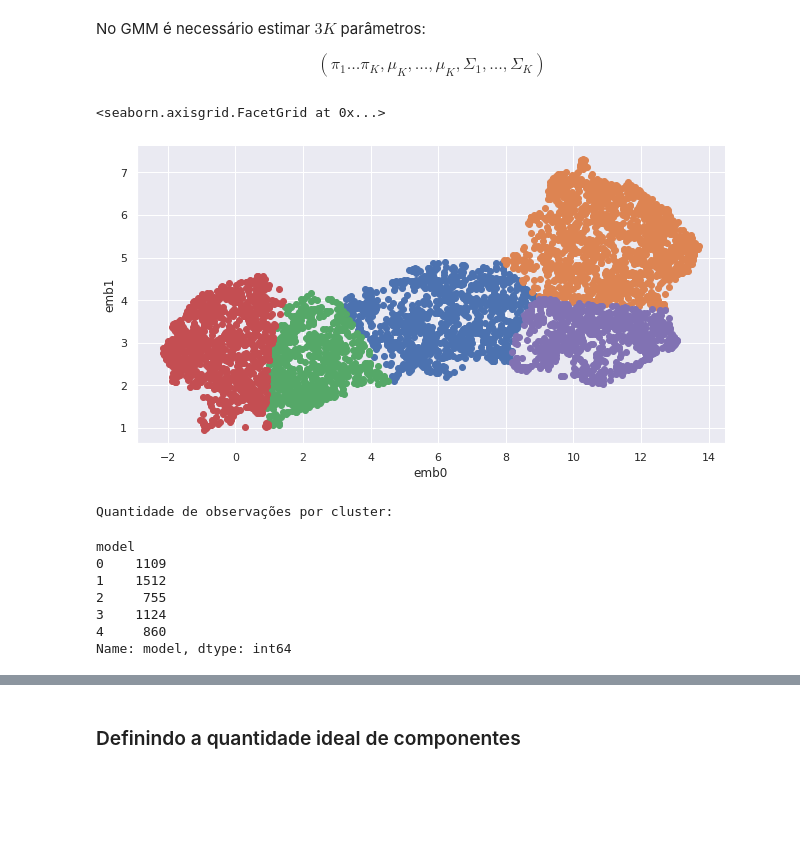
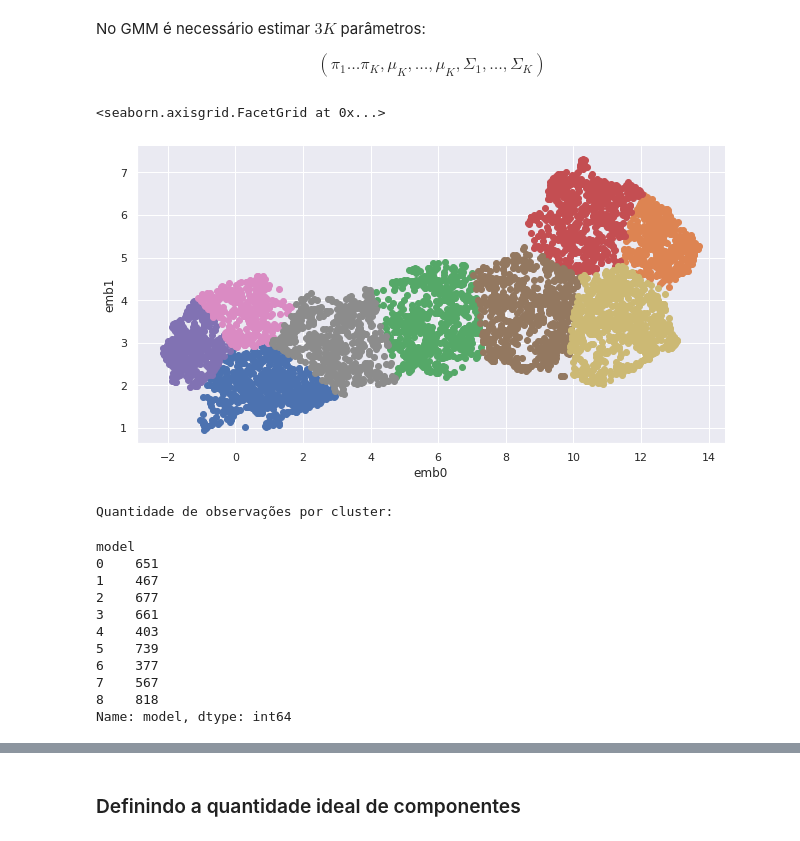
Before and after one commit to Jailsonrs/Poneglyph, a Jupyter notebook: UMAP-GMM.ipynb, the cells around one changed output, grey strips where cells are left out. Cells and saved outputs as stored; diff of their text form; code cells hidden in the pictures; blank space fills up the shorter version.

```diff
--- a/UMAP-GMM.ipynb
+++ b/UMAP-GMM.ipynb
@@ -229,26 +204,24 @@ No GMM é necessário estimar $3K$ parâmetros:
 
 $$(\pi_1 \ldots \pi_K,\mu_K, \ldots, \mu_K, \Sigma_1, \ldots, \Sigma_K)$$
 # %%
-
-
-np.random.seed(61)
-
-gmm = GaussianMixture(n_components = 5, init_params = "kmeans", max_iter = 100, covariance_type = 'diag' )
+np.random.seed(561)
+#np.random.seed(6114)
+gmm = GaussianMixture(n_components = 9, init_params = "kmeans", max_iter = 100, covariance_type = 'diag' )
 
 gmm = gmm.fit(embedding)
 
 mixtures = pd.DataFrame({"model" : gmm.predict(embedding)})
 
 df_c = pd.concat([embedding,  mixtures.reset_index(drop = True)], axis = 1)
 
 df_c.columns = ['emb0','emb1',"model"]
 
 #plotting clusters
 fg = seaborn.FacetGrid(data=df_c, hue='model', aspect=1.8,height =5)
 fg.map(plt.scatter, 'emb0',"emb1")
 # %% [output]
 <seaborn.axisgrid.FacetGrid at 0x...>
-[figure, old version]
+[figure, new version]
 # %%
 dados_clusterizados = pd.DataFrame(df_std)
 dados_clusterizados.columns = columns
@@ -258,9 +231,13 @@ dados_clusterizados.groupby(['model'])['model'].count()
 # %% [output]
 Quantidade de observações por cluster:
 model
-0    1109
-1    1512
-2     755
-3    1124
-4     860
+0    651
+1    467
+2    677
+3    661
+4    403
+5    739
+6    377
+7    567
+8    818
 Name: model, dtype: int64
```
Also changed, not shown: parts of 13 cells of this notebook.
